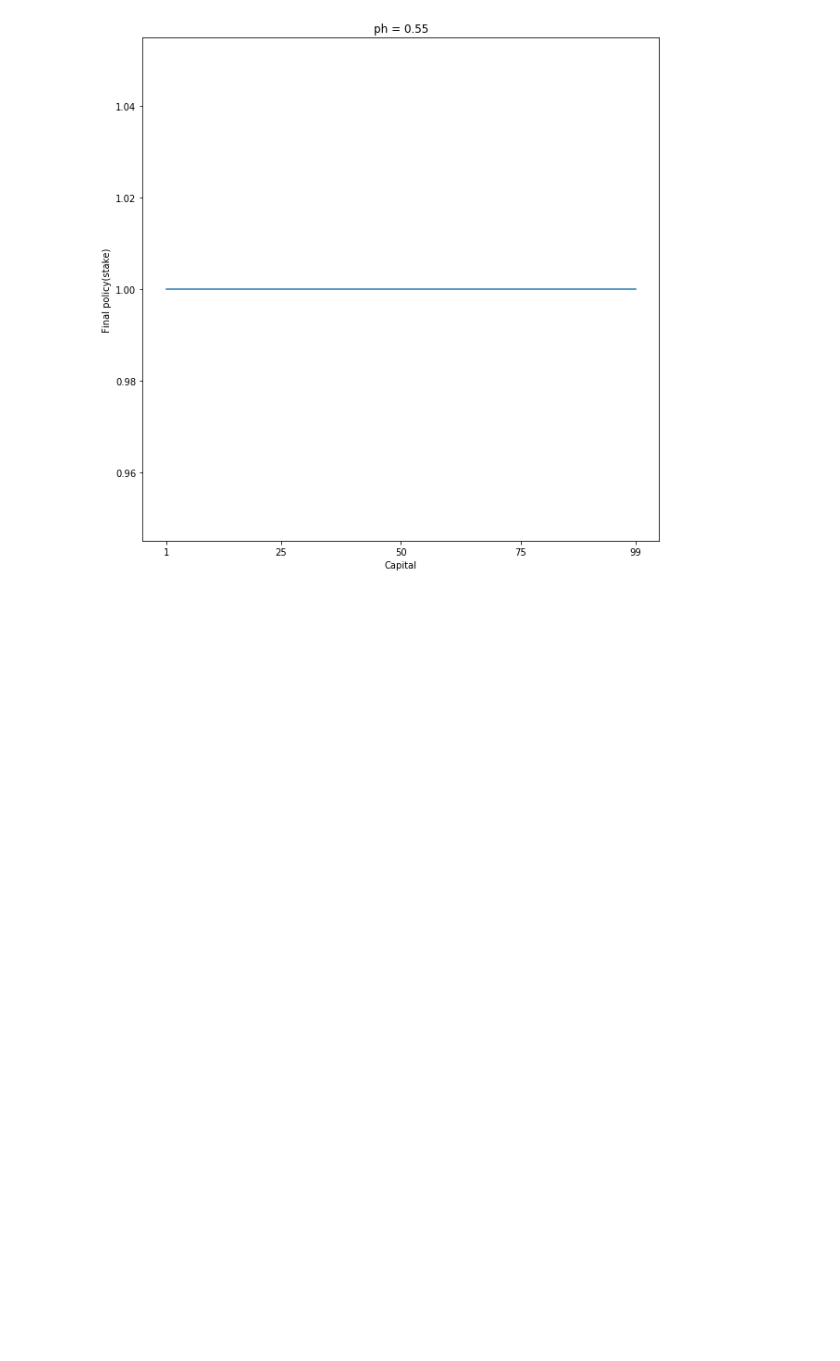
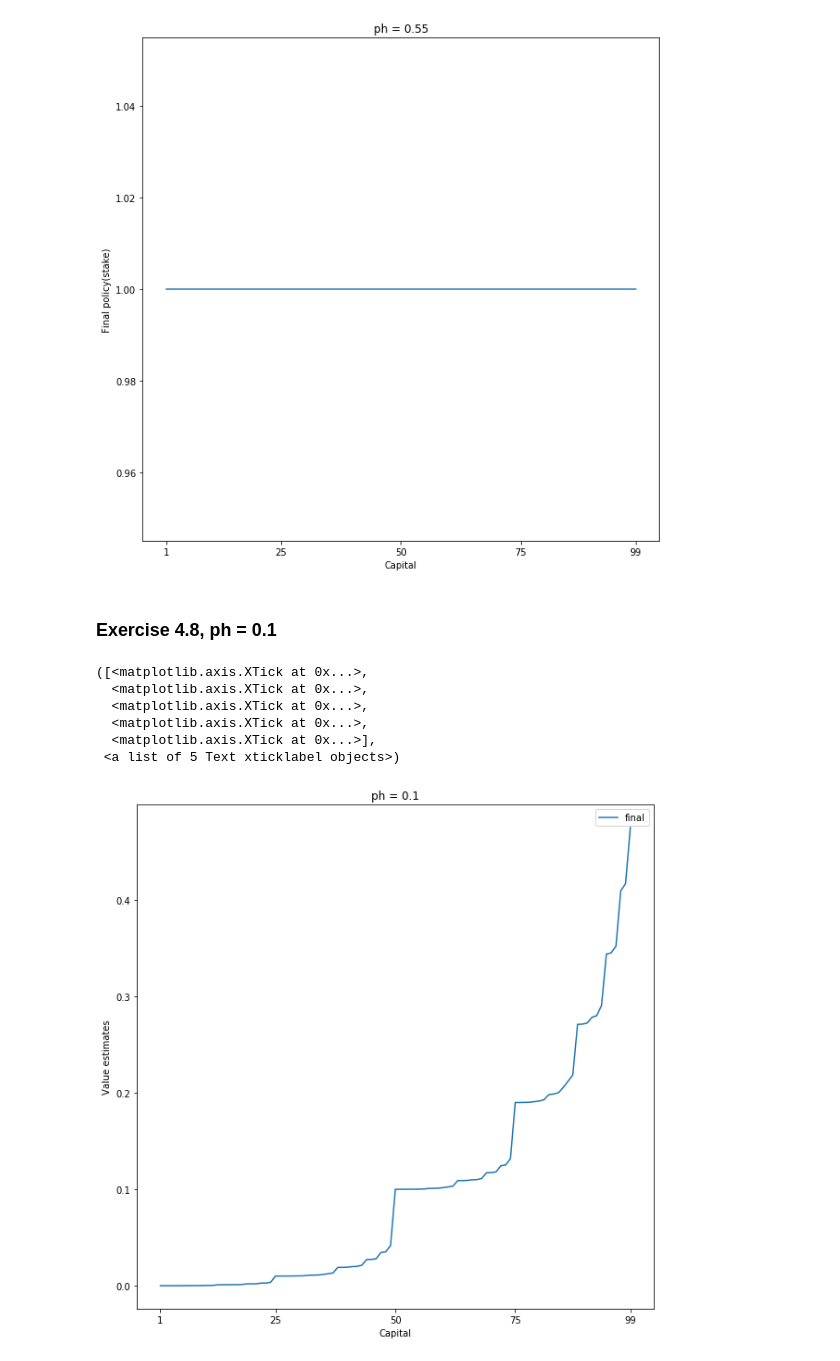
Before and after one commit to kai32/ReinforcementLearning, a Jupyter notebook: chapter 3,4.ipynb, the cells around one changed output. Saved outputs shown, nothing was run; the diff lists cells and outputs as text; code cells hidden in the pictures; blank space fills up the shorter version.

Commit message:
experimentation with prob of heads for exercise 4.8

```diff
--- a/chapter 3,4.ipynb
+++ b/chapter 3,4.ipynb
@@ -836,3 +836,28 @@ plt.xlabel("Capital")
 # %% [output]
 Text(0.5,0,'Capital')
 [figure]
+# %% [markdown]
+### Exercise 4.8, ph = 0.1
+# %%
+gambler_0_1_states, gambler_0_1_actions, gambler_0_1_transition, gambler_0_1_init_V = get_gambler_prob(0.1)
+# %%
+viagent_gambler_0_1 = VIAgent(gambler_0_1_states, gambler_0_1_actions, gambler_0_1_transition, 1, init_V=gambler_0_1_init_V)
+# %%
+viagent_gambler_0_1.value_iteration(threshold=1e-50)
+final_v_0_1 = viagent_gambler_0_1.V
+# %%
+plt.figure(figsize=(10,10))
+plt.plot(range(1, 100), [final_v_0_1[i] for i in range(1,100)], label="final")
+plt.legend()
+plt.title("ph = 0.1")
+plt.ylabel("Value estimates")
+plt.xlabel("Capital")
+plt.xticks([1,25,50,75,99])
+# %% [output]
+([<matplotlib.axis.XTick at 0x...>,
+  <matplotlib.axis.XTick at 0x...>,
+  <matplotlib.axis.XTick at 0x...>,
+  <matplotlib.axis.XTick at 0x...>,
+  <matplotlib.axis.XTick at 0x...>],
+ <a list of 5 Text xticklabel objects>)
+[figure, added]
```
Also changed, not shown: parts of 3 cells of this notebook.
